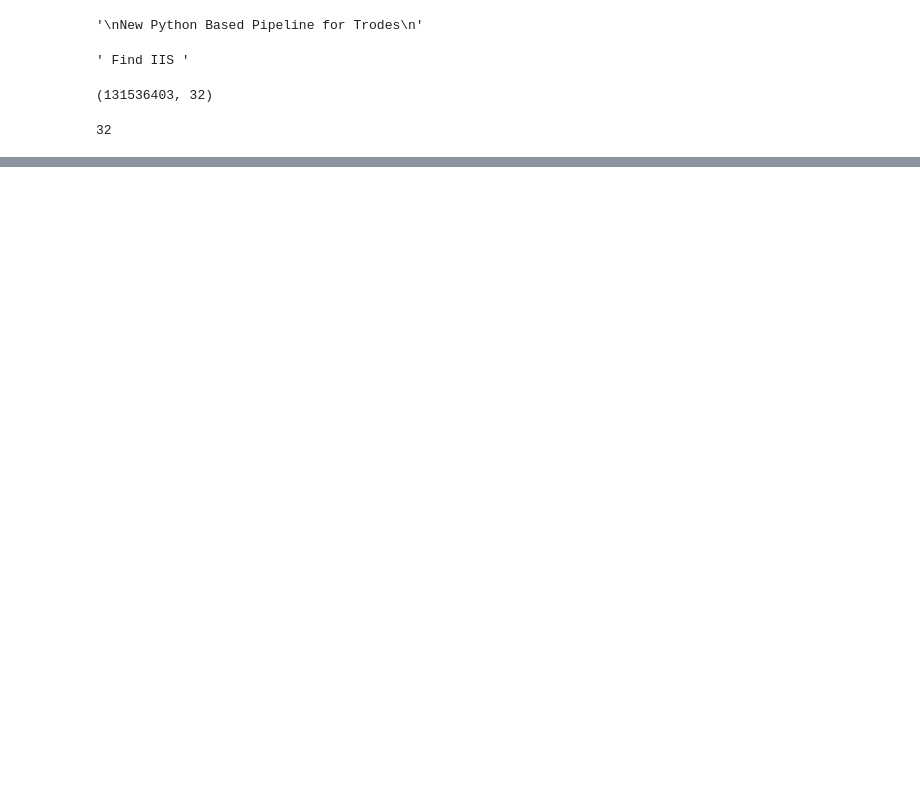
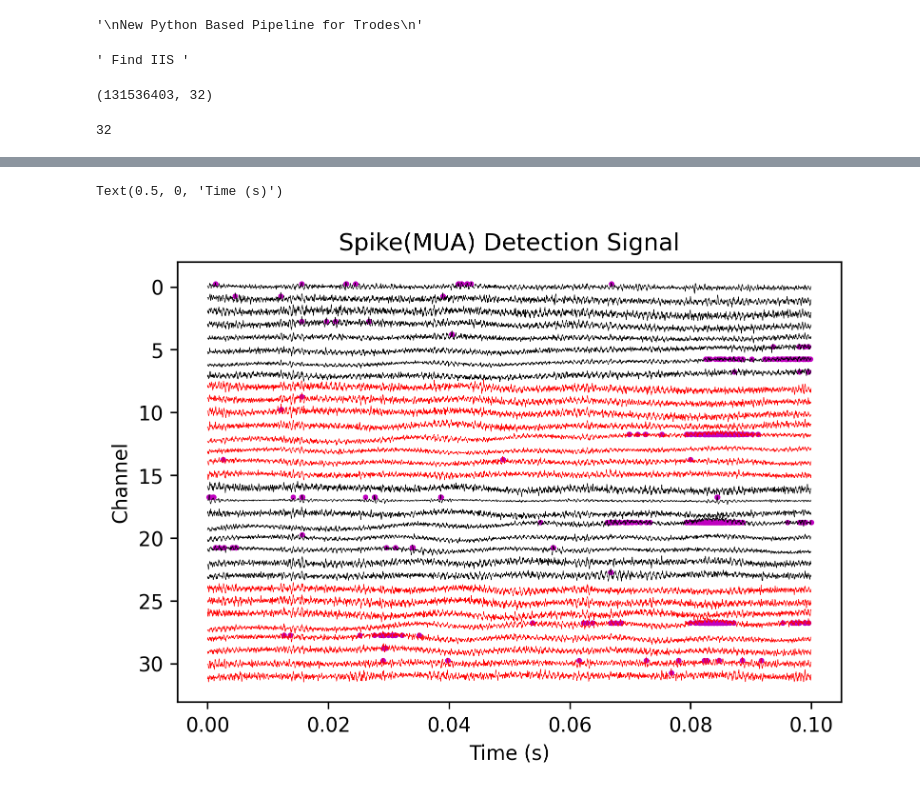
Before and after one commit to dtabuena/Workshop, a Jupyter notebook: Py_trodes/PyTrodes_Pipeline.ipynb, the cells around one changed output, grey strips where cells are left out. Saved outputs shown, nothing was run; the diff lists cells and outputs as text; code cells hidden in the pictures; blank space fills up the shorter version.

```diff
--- a/Py_trodes/PyTrodes_Pipeline.ipynb
+++ b/Py_trodes/PyTrodes_Pipeline.ipynb
@@ -86,0 +129,24 @@ Text(0.5, 0, 'Time (s)')
+# %%
+# Apply the FIR filter using filtfilt for zero-phase filtering across all channels
+filtered_data = signal.filtfilt(fir_coeff, 1.0, mmap_array[t_ind,:], axis=0)
+# filtered_data = mmap_array[t_ind,:]
+# filtered_data=(filtered_data.transpose() - filtered_data[:,24]).transpose()
+spike_bool = filtered_data<-70
+
+
+fig,ax = plt.subplots(figsize=(6,4),dpi=300)
+
+filtered_data = filtered_data/np.max(np.abs(filtered_data),axis=0) * .8
+
+# Filtered signal
+for ch in np.arange(filtered_data.shape[1]):
+    ax.plot(time_sec[:3000],filtered_data[:3000,ch]+ch,linewidth=.3,color = colors[ch])
+    spike_times = time_sec[:3000][spike_bool[:3000,ch]]
+    plt.scatter( spike_times,np.ones_like( spike_times)*ch+-.25,s=3,marker='o',color='m'  )
+    ax.set_title('Spike(MUA) Detection Signal')
+ax.invert_yaxis()
+ax.set_ylabel('Channel')
+ax.set_xlabel('Time (s)')
+# %% [output]
+Text(0.5, 0, 'Time (s)')
+[figure, added]
```
Also changed, not shown: parts of 3 cells of this notebook.
